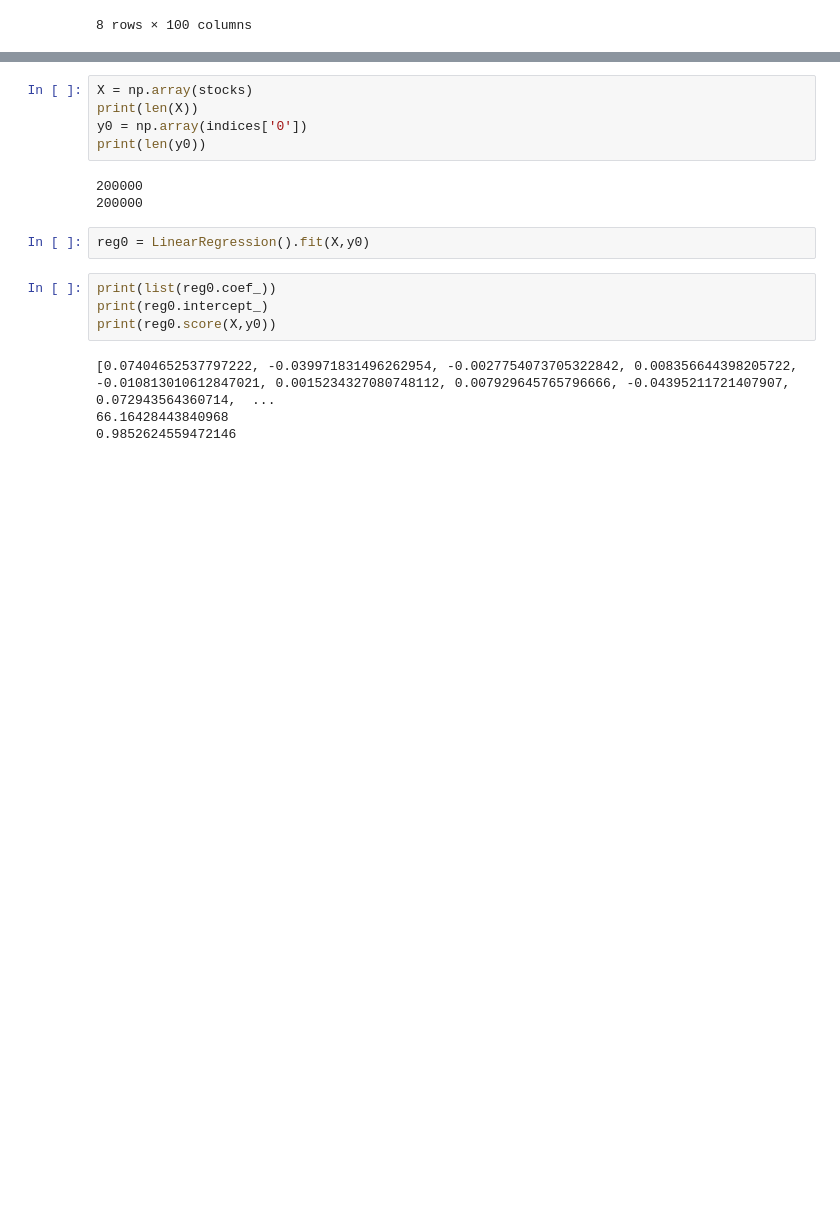
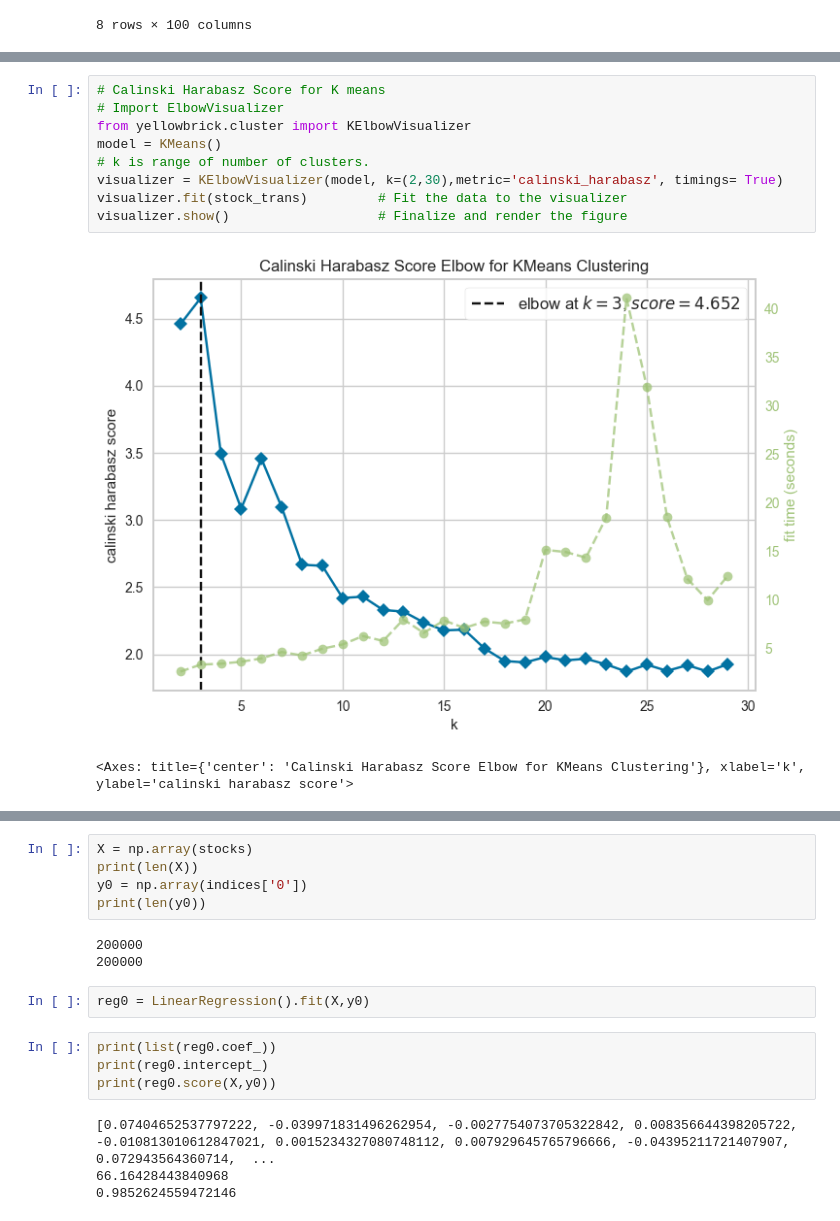
Before and after one commit to pranjalanimesh/limestone-tower-research, a Jupyter notebook: main.ipynb, the cells around one changed output, grey strips where cells are left out. Saved outputs shown, nothing was run; the diff lists cells and outputs as text; blank space fills up the shorter version.

```diff
--- a/main.ipynb
+++ b/main.ipynb
@@ -55,0 +146,12 @@ stocks_trans = stocks.T
+# %%
+# Calinski Harabasz Score for K means
+# Import ElbowVisualizer
+from yellowbrick.cluster import KElbowVisualizer
+model = KMeans()
+# k is range of number of clusters.
+visualizer = KElbowVisualizer(model, k=(2,30),metric='calinski_harabasz', timings= True)
+visualizer.fit(stock_trans)         # Fit the data to the visualizer
+visualizer.show()                   # Finalize and render the figure
+# %% [output]
+[figure, added]
+<Axes: title={'center': 'Calinski Harabasz Score Elbow for KMeans Clustering'}, xlabel='k', ylabel='calinski harabasz score'>
```
Also changed, not shown: parts of 11 cells of this notebook.
